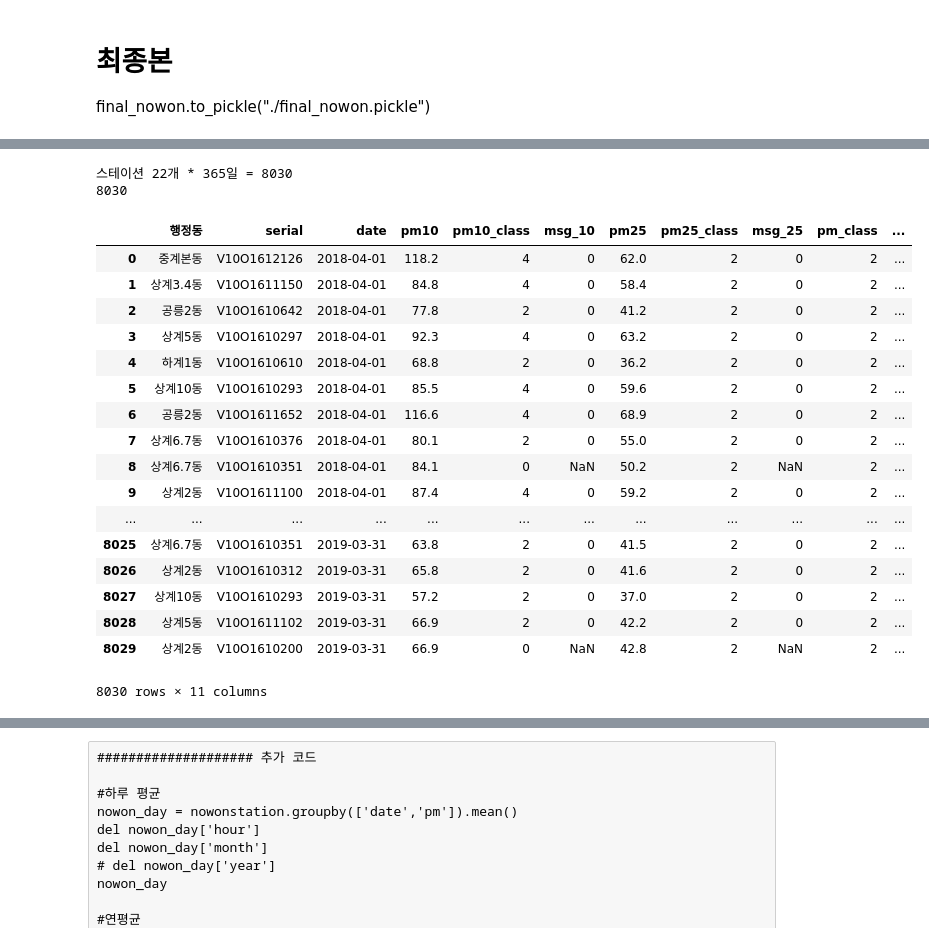
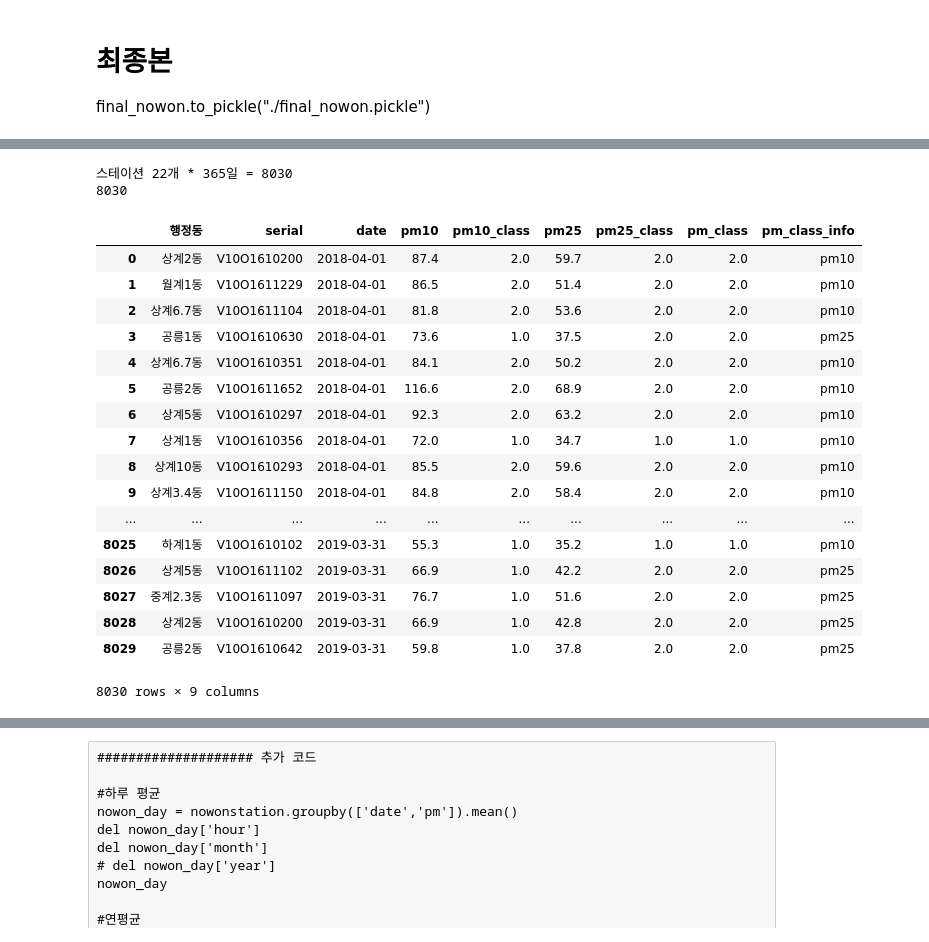
Before and after one commit to rmfkxhxh/bigcon_innovation_yaho, a Jupyter notebook: code/finedust/기상_노원구_최종.ipynb, the cells around one changed output, grey strips where cells are left out. Cells and saved outputs as stored; diff of their text form; code cells hidden in the pictures.

```diff
--- a/code/finedust/기상_노원구_최종.ipynb
+++ b/code/finedust/기상_노원구_최종.ipynb
@@ -792,6 +792,7 @@ final_nowon.to_pickle("./final_nowon.pickle")
 # %%
 ############### 추가코드 1. 스테이션 별 365 맞추기
 nowon = pd.read_pickle("./final_nowon.pickle") #편의상 final_nowon을 nowon이라 함
+nowon = nowon[['serial', 'date','pm10','pm25']]
 
 # serial별로 모든 날짜 다 있는 컬럼 만들기
 date = pd.date_range(start='20180401', end='20190331')
@@ -896,19 +1006,8 @@ df_sum = df.groupby(['date', 'serial'])['pm10','pm25','pm10_class','pm25_class',
 nowon = pd.merge(nowon, df_sum, on=['date', 'serial'], how='left')
-# %%
-#카테고리로 되어있어서 int 형식으로 바꾸기 (더해주기 위해)
-nowon['pm10_class_x'] = nowon['pm10_class_x'].astype(np.int8)
-nowon['pm10_class_y'] = nowon['pm10_class_x'].astype(np.int8)
-nowon['pm25_class_x'] = nowon['pm25_class_x'].astype(np.int8)
-nowon['pm25_class_y'] = nowon['pm25_class_y'].fillna(0).astype(np.int8)
-nowon['pm_class_x'] = nowon['pm_class_x'].astype(np.int8)
-nowon['pm_class_y'] = nowon['pm_class_y'].fillna(0).astype(np.int8)
 # %%
 #pm10_x(원래데이터) 와 pm10_y(구평균으로 채운 NaN값) 합친 새로운 칼럼 생성
-nowon['pm10']= nowon['pm10_x'].fillna(0) + nowon['pm10_y'].fillna(0)
+nowon['pm10']= nowon['pm10_x'].fillna(0)+ nowon['pm10_y'].fillna(0)
 nowon['pm25']= nowon['pm25_x'].fillna(0) + nowon['pm25_y'].fillna(0)
-nowon['pm10_class']= nowon['pm10_class_x'].fillna(0) + nowon['pm10_class_y'].fillna(0)
-nowon['pm25_class']= nowon['pm25_class_x'].fillna(0) + nowon['pm25_class_y'].fillna(0)
-nowon['pm_class']= nowon['pm_class_x'].fillna(0) + nowon['pm_class_y'].fillna(0)
-
+del nowon['pm10_x'], nowon['pm25_x'], nowon['pm10_y'], nowon['pm25_y']
 nowon
 # %% [output]
@@ -959,0 +1032,22 @@ nowon
+# %%
+# pm10_class
+nowon.loc[nowon['pm10']< 31.0 , 'pm10_class'] = 0                           # 좋음(0): 0 < pm10 < 30
+nowon.loc[(nowon['pm10']< 81.0) & (nowon['pm10'] >= 31.0), 'pm10_class'] = 1    # 보통(1) :31 < pm10 < 80
+nowon.loc[(nowon['pm10']< 151.0) & (nowon['pm10']>= 81.0) , 'pm10_class'] = 2   # 나쁨(2): 81 < pm10 < 150
+nowon.loc[nowon['pm10']>= 151.0 , 'pm10_class'] = 3                         # 매우나쁨(3): pm10 >= 151
+
+# pm25_class
+nowon.loc[nowon['pm25']< 16.0 , 'pm25_class'] = 0
+nowon.loc[(nowon['pm25']< 36.0) & (nowon['pm25'] >= 16.0), 'pm25_class'] = 1
+nowon.loc[(nowon['pm25']< 76.0) & (nowon['pm25'] >= 36.0) , 'pm25_class'] = 2
+nowon.loc[nowon['pm25']>= 76.0 , 'pm25_class'] = 3
+
+# pm_class(pm10과 pm25중 더 안좋은 것)
+nowon.loc[nowon['pm10_class']< nowon['pm25_class'] , 'pm_class'] = nowon['pm25_class']
+nowon.loc[nowon['pm10_class']>= nowon['pm25_class'] , 'pm_class'] = nowon['pm10_class']
+
+# pm_class_info
+nowon.loc[nowon['pm10_class']< nowon['pm25_class'] , 'pm_class_info'] ='pm25'
+nowon.loc[nowon['pm10_class']>= nowon['pm25_class'] , 'pm_class_info'] ='pm10'
+
+nowon
@@ -960,47 +1092,47 @@ nowon
 # %%
 # 스테이션 위치 넣어주기
 dic = {'V10O1610629':'공릉1동', 'V10O1610630':'공릉1동', 'V10O1611652':'공릉2동',
        'V10O1610642':'공릉2동', 'V10O1610356':'상계1동', 'V10O1610312':'상계2동',
        'V10O1611100':'상계2동', 'V10O1610616':'상계2동', 'V10O1610200':'상계2동',
        'V10O1611150':'상계3.4동', 'V10O1610297':'상계5동', 'V10O1611102':'상계5동',
        'V10O1610351':'상계6.7동', 'V10O1611104':'상계6.7동', 'V10O1610376':'상계6.7동',
        'V10O1610293':'상계10동', 'V10O1611229':'월계1동', 'V10O1610643':'월계3동',
        'V10O1611097':'중계2.3동','V10O1612126':'중계본동',
        'V10O1610102':'하계1동', 'V10O1610610':'하계1동'}
 nowon['행정동'] = nowon.replace({"serial": dic})['serial']
 
 #칼럼 순서 조정
 cols = nowon.columns.tolist()
 cols = ['행정동','serial','date',
-        'pm10','pm10_class','msg_10',
-        'pm25','pm25_class','msg_25',
+        'pm10','pm10_class',
+        'pm25','pm25_class',
         'pm_class','pm_class_info']
 nowon = nowon[cols]
 nowon
 
 #확인
 # station = list(set(nowon['serial']))
 print("스테이션 {0}개 * {1}일 = {2}".format(len(station), 365, len(station)*365))
 print(len(nowon))
 nowon
 # %% [output]
 스테이션 22개 * 365일 = 8030
 8030
-|  | 행정동 | serial | date | pm10 | pm10_class | msg_10 | pm25 | pm25_class | msg_25 | pm_class | ... |
-| 0 | 중계본동 | V10O1612126 | 2018-04-01 | 118.2 | 4 | 0 | 62.0 | 2 | 0 | 2 | ... |
-| 1 | 상계3.4동 | V10O1611150 | 2018-04-01 | 84.8 | 4 | 0 | 58.4 | 2 | 0 | 2 | ... |
-| 2 | 공릉2동 | V10O1610642 | 2018-04-01 | 77.8 | 2 | 0 | 41.2 | 2 | 0 | 2 | ... |
-| 3 | 상계5동 | V10O1610297 | 2018-04-01 | 92.3 | 4 | 0 | 63.2 | 2 | 0 | 2 | ... |
-| 4 | 하계1동 | V10O1610610 | 2018-04-01 | 68.8 | 2 | 0 | 36.2 | 2 | 0 | 2 | ... |
-| 5 | 상계10동 | V10O1610293 | 2018-04-01 | 85.5 | 4 | 0 | 59.6 | 2 | 0 | 2 | ... |
-| 6 | 공릉2동 | V10O1611652 | 2018-04-01 | 116.6 | 4 | 0 | 68.9 | 2 | 0 | 2 | ... |
-| 7 | 상계6.7동 | V10O1610376 | 2018-04-01 | 80.1 | 2 | 0 | 55.0 | 2 | 0 | 2 | ... |
-| 8 | 상계6.7동 | V10O1610351 | 2018-04-01 | 84.1 | 0 | NaN | 50.2 | 2 | NaN | 2 | ... |
-| 9 | 상계2동 | V10O1611100 | 2018-04-01 | 87.4 | 4 | 0 | 59.2 | 2 | 0 | 2 | ... |
-| ... | ... | ... | ... | ... | ... | ... | ... | ... | ... | ... | ... |
-| 8025 | 상계6.7동 | V10O1610351 | 2019-03-31 | 63.8 | 2 | 0 | 41.5 | 2 | 0 | 2 | ... |
-| 8026 | 상계2동 | V10O1610312 | 2019-03-31 | 65.8 | 2 | 0 | 41.6 | 2 | 0 | 2 | ... |
-| 8027 | 상계10동 | V10O1610293 | 2019-03-31 | 57.2 | 2 | 0 | 37.0 | 2 | 0 | 2 | ... |
-| 8028 | 상계5동 | V10O1611102 | 2019-03-31 | 66.9 | 2 | 0 | 42.2 | 2 | 0 | 2 | ... |
-| 8029 | 상계2동 | V10O1610200 | 2019-03-31 | 66.9 | 0 | NaN | 42.8 | 2 | NaN | 2 | ... |
+|  | 행정동 | serial | date | pm10 | pm10_class | pm25 | pm25_class | pm_class | pm_class_info |
+| 0 | 상계2동 | V10O1610200 | 2018-04-01 | 87.4 | 2.0 | 59.7 | 2.0 | 2.0 | pm10 |
+| 1 | 월계1동 | V10O1611229 | 2018-04-01 | 86.5 | 2.0 | 51.4 | 2.0 | 2.0 | pm10 |
+| 2 | 상계6.7동 | V10O1611104 | 2018-04-01 | 81.8 | 2.0 | 53.6 | 2.0 | 2.0 | pm10 |
+| 3 | 공릉1동 | V10O1610630 | 2018-04-01 | 73.6 | 1.0 | 37.5 | 2.0 | 2.0 | pm25 |
+| 4 | 상계6.7동 | V10O1610351 | 2018-04-01 | 84.1 | 2.0 | 50.2 | 2.0 | 2.0 | pm10 |
+| 5 | 공릉2동 | V10O1611652 | 2018-04-01 | 116.6 | 2.0 | 68.9 | 2.0 | 2.0 | pm10 |
+| 6 | 상계5동 | V10O1610297 | 2018-04-01 | 92.3 | 2.0 | 63.2 | 2.0 | 2.0 | pm10 |
+| 7 | 상계1동 | V10O1610356 | 2018-04-01 | 72.0 | 1.0 | 34.7 | 1.0 | 1.0 | pm10 |
+| 8 | 상계10동 | V10O1610293 | 2018-04-01 | 85.5 | 2.0 | 59.6 | 2.0 | 2.0 | pm10 |
+| 9 | 상계3.4동 | V10O1611150 | 2018-04-01 | 84.8 | 2.0 | 58.4 | 2.0 | 2.0 | pm10 |
+| ... | ... | ... | ... | ... | ... | ... | ... | ... | ... |
+| 8025 | 하계1동 | V10O1610102 | 2019-03-31 | 55.3 | 1.0 | 35.2 | 1.0 | 1.0 | pm10 |
+| 8026 | 상계5동 | V10O1611102 | 2019-03-31 | 66.9 | 1.0 | 42.2 | 2.0 | 2.0 | pm25 |
+| 8027 | 중계2.3동 | V10O1611097 | 2019-03-31 | 76.7 | 1.0 | 51.6 | 2.0 | 2.0 | pm25 |
+| 8028 | 상계2동 | V10O1610200 | 2019-03-31 | 66.9 | 1.0 | 42.8 | 2.0 | 2.0 | pm25 |
+| 8029 | 공릉2동 | V10O1610642 | 2019-03-31 | 59.8 | 1.0 | 37.8 | 2.0 | 2.0 | pm25 |
-8030 rows × 11 columns
+8030 rows × 9 columns
```
Also changed, not shown: parts of 19 cells of this notebook, 5 other files.
